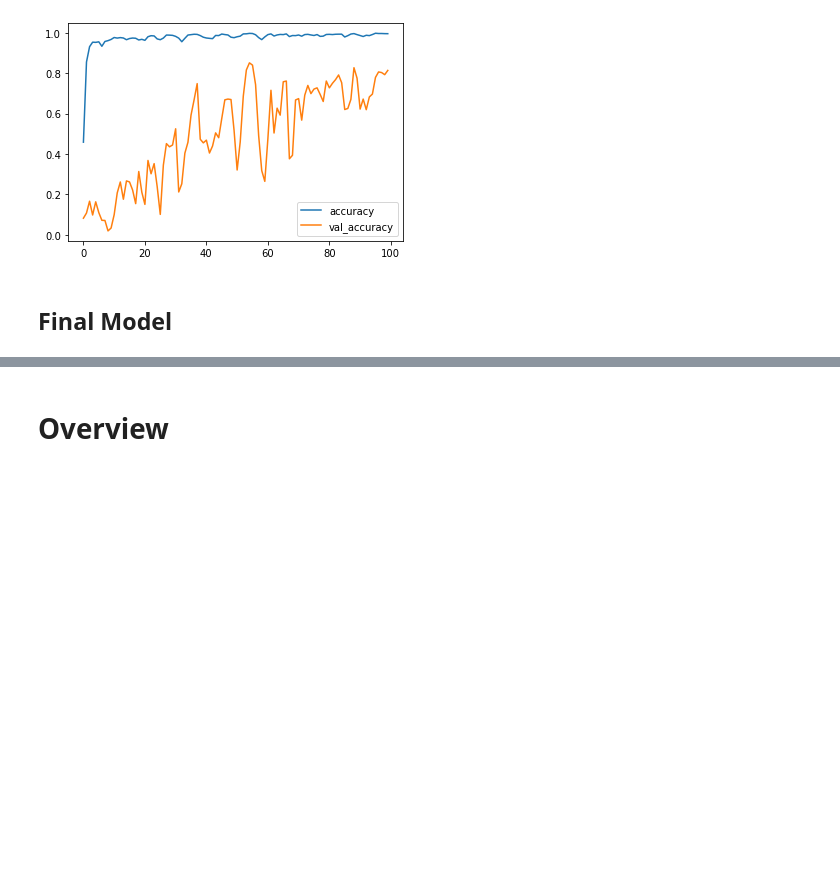
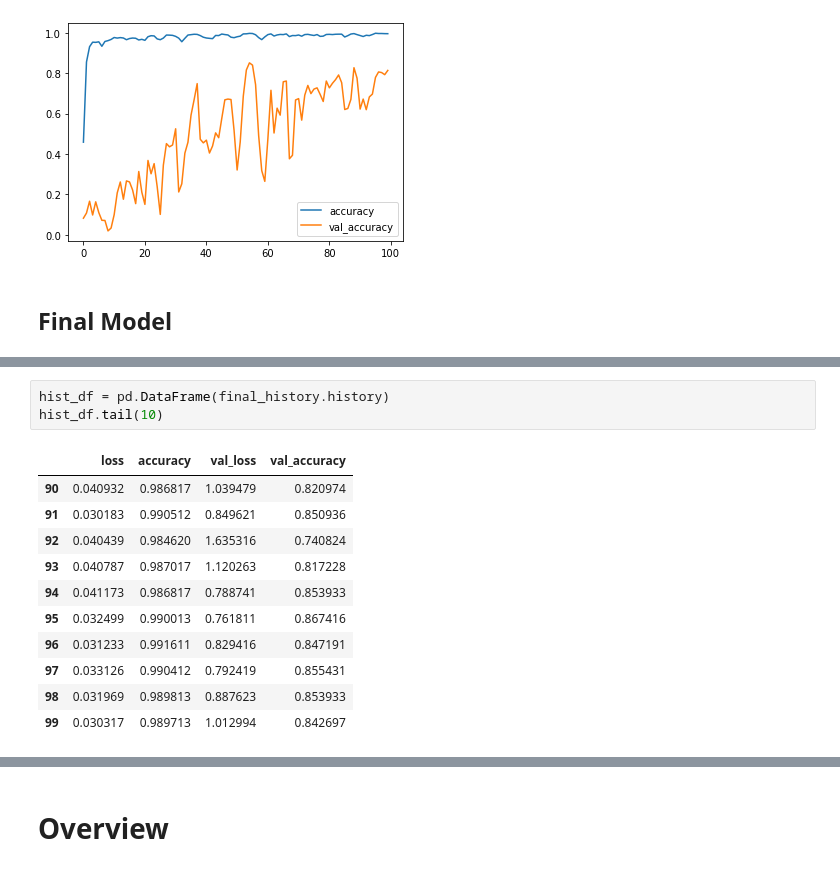
Before and after one commit to bochendong/few_shot_classification, a Jupyter notebook: code/model.ipynb, the cells around one changed output, grey strips where cells are left out. Cells and saved outputs as stored; diff of their text form; blank space fills up the shorter version.

```diff
--- a/code/model.ipynb
+++ b/code/model.ipynb
@@ -698,0 +698,15 @@ Epoch 16/100
+# %%
+hist_df = pd.DataFrame(final_history.history)
+hist_df.tail(10)
+# %% [output]
+|  | loss | accuracy | val_loss | val_accuracy |
+| 90 | 0.040932 | 0.986817 | 1.039479 | 0.820974 |
+| 91 | 0.030183 | 0.990512 | 0.849621 | 0.850936 |
+| 92 | 0.040439 | 0.984620 | 1.635316 | 0.740824 |
+| 93 | 0.040787 | 0.987017 | 1.120263 | 0.817228 |
+| 94 | 0.041173 | 0.986817 | 0.788741 | 0.853933 |
+| 95 | 0.032499 | 0.990013 | 0.761811 | 0.867416 |
+| 96 | 0.031233 | 0.991611 | 0.829416 | 0.847191 |
+| 97 | 0.033126 | 0.990412 | 0.792419 | 0.855431 |
+| 98 | 0.031969 | 0.989813 | 0.887623 | 0.853933 |
+| 99 | 0.030317 | 0.989713 | 1.012994 | 0.842697 |
```
Also changed, not shown: parts of 10 cells of this notebook, 1 other file.
